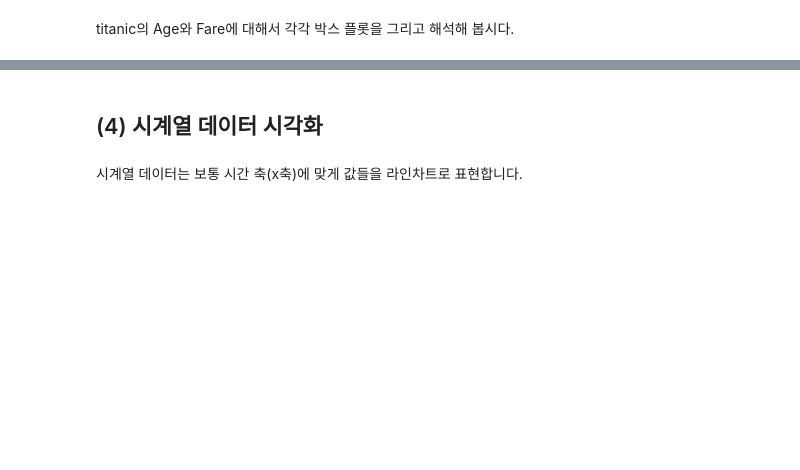
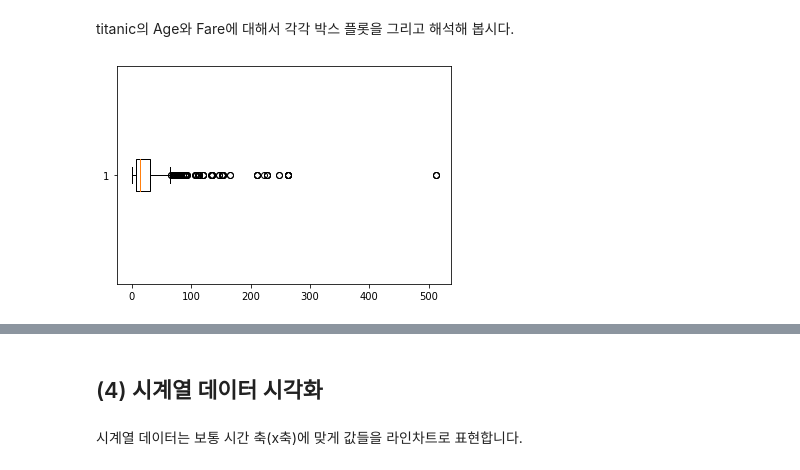
Before and after one commit to SubinOk/KT_AIVLE, a Jupyter notebook: 05 DataAnalysis/03과 단변량분석_숫자형변수.ipynb, the cells around one changed output, grey strips where cells are left out. Cells and saved outputs as stored; diff of their text form; code cells hidden in the pictures; blank space fills up the shorter version.

```diff
--- a/05 DataAnalysis/03과 단변량분석_숫자형변수.ipynb
+++ b/05 DataAnalysis/03과 단변량분석_숫자형변수.ipynb
@@ -432,3 +438,9 @@ titanic의 Age와 Fare에 대해서 각각 박스 플롯을 그리고 해석해
+# %%
+# Fare
+plt.boxplot(titanic['Fare'], vert=False)
+plt.show()
+# %% [output]
+[figure, added]
 # %%
 # Age
 # nan이 있으면 박스플롯이 그려지지 않습니다. nan을 제외하고 그리시오.
```
Also changed, not shown: parts of 12 cells of this notebook.
